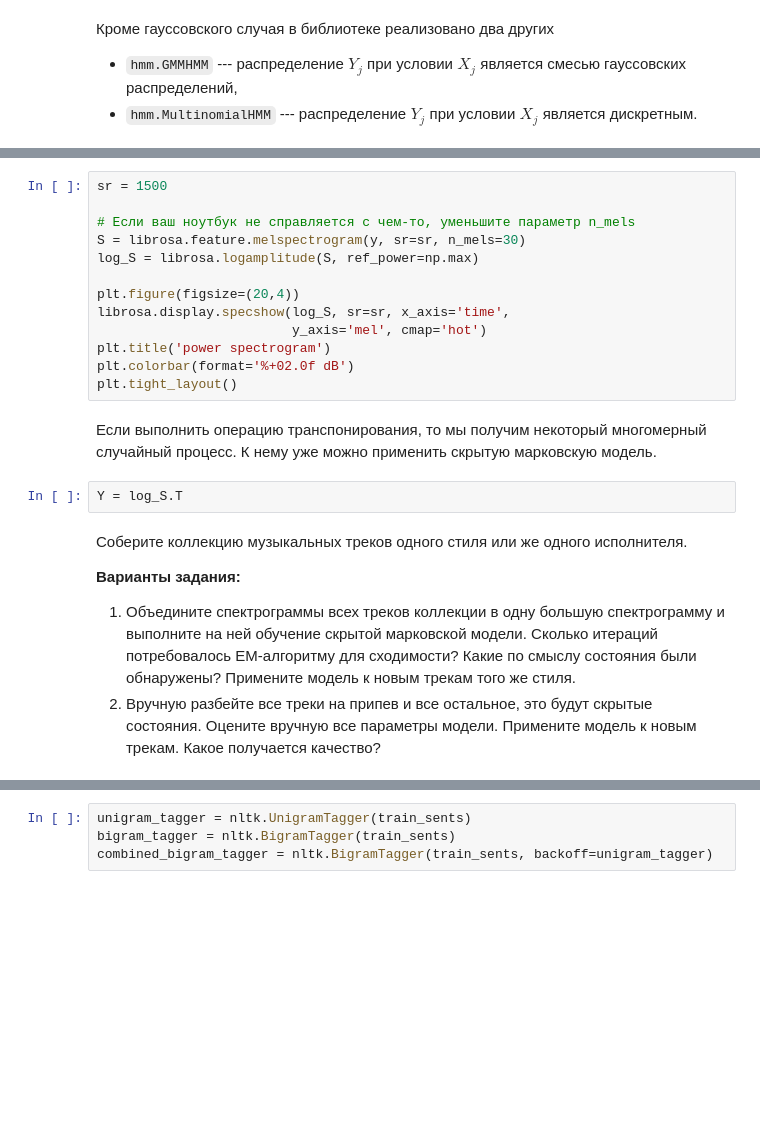
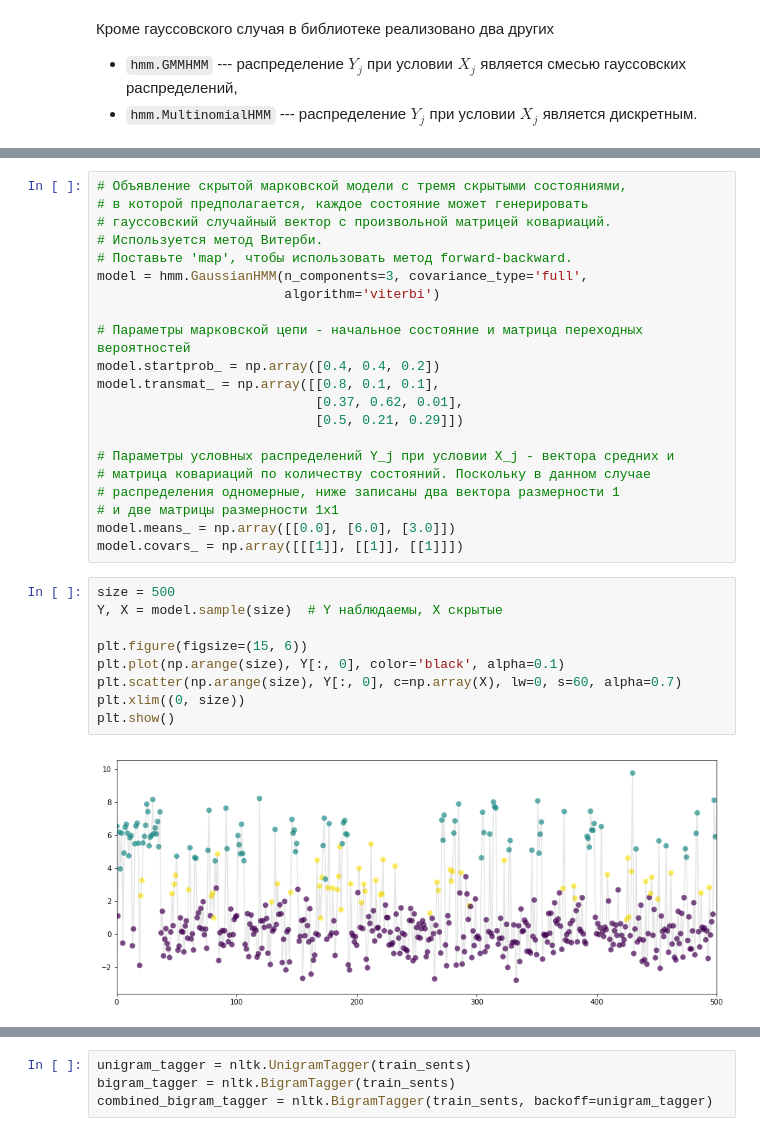
Before and after one commit to svinkapeppa/stochastic, a Jupyter notebook: lab_4/4.23.ipynb, the cells around one changed output, grey strips where cells are left out. Saved outputs shown, nothing was run; the diff lists cells and outputs as text; blank space fills up the shorter version.

```diff
--- a/lab_4/4.23.ipynb
+++ b/lab_4/4.23.ipynb
@@ -186,23 +162,32 @@ for sr in [500, 1000, 5000, 10000]:
-# %%
-sr = 1500
-
-# Если ваш ноутбук не справляется с чем-то, уменьшите параметр n_mels
-S = librosa.feature.melspectrogram(y, sr=sr, n_mels=30)
-log_S = librosa.logamplitude(S, ref_power=np.max)
-
-plt.figure(figsize=(20,4))
-librosa.display.specshow(log_S, sr=sr, x_axis='time',
-                         y_axis='mel', cmap='hot')
-plt.title('power spectrogram')
-plt.colorbar(format='%+02.0f dB')
-plt.tight_layout()
-# %% [markdown]
-Если выполнить операцию транспонирования, то мы получим некоторый многомерный случайный процесс. К нему уже можно применить скрытую марковскую модель.
-# %%
-Y = log_S.T
-# %% [markdown]
-Соберите коллекцию музыкальных треков одного стиля или же одного исполнителя.
-
-**Варианты задания:**
-1. Объедините спектрограммы всех треков коллекции в одну большую спектрограмму и выполните на ней обучение скрытой марковской модели. Сколько итераций потребовалось EM-алгоритму для сходимости? Какие по смыслу состояния были обнаружены? Примените модель к новым трекам того же стиля.
-2. Вручную разбейте все треки на припев и все остальное, это будут скрытые состояния. Оцените вручную все параметры модели. Примените модель к новым трекам. Какое получается качество?
+# %%
+# Объявление скрытой марковской модели с тремя скрытыми состояниями,
+# в которой предполагается, каждое состояние может генерировать
+# гауссовский случайный вектор с произвольной матрицей ковариаций.
+# Используется метод Витерби.
+# Поставьте 'map', чтобы использовать метод forward-backward.
+model = hmm.GaussianHMM(n_components=3, covariance_type='full',
+                        algorithm='viterbi')
+
+# Параметры марковской цепи - начальное состояние и матрица переходных вероятностей
+model.startprob_ = np.array([0.4, 0.4, 0.2])
+model.transmat_ = np.array([[0.8, 0.1, 0.1],
+                            [0.37, 0.62, 0.01],
+                            [0.5, 0.21, 0.29]])
+
+# Параметры условных распределений Y_j при условии X_j - вектора средних и
+# матрица ковариаций по количеству состояний. Поскольку в данном случае
+# распределения одномерные, ниже записаны два вектора размерности 1
+# и две матрицы размерности 1x1
+model.means_ = np.array([[0.0], [6.0], [3.0]])
+model.covars_ = np.array([[[1]], [[1]], [[1]]])
+# %%
+size = 500
+Y, X = model.sample(size)  # Y наблюдаемы, X скрытые
+
+plt.figure(figsize=(15, 6))
+plt.plot(np.arange(size), Y[:, 0], color='black', alpha=0.1)
+plt.scatter(np.arange(size), Y[:, 0], c=np.array(X), lw=0, s=60, alpha=0.7)
+plt.xlim((0, size))
+plt.show()
+# %% [output]
+[figure, added]
```
Also changed, not shown: parts of 20 cells of this notebook.
